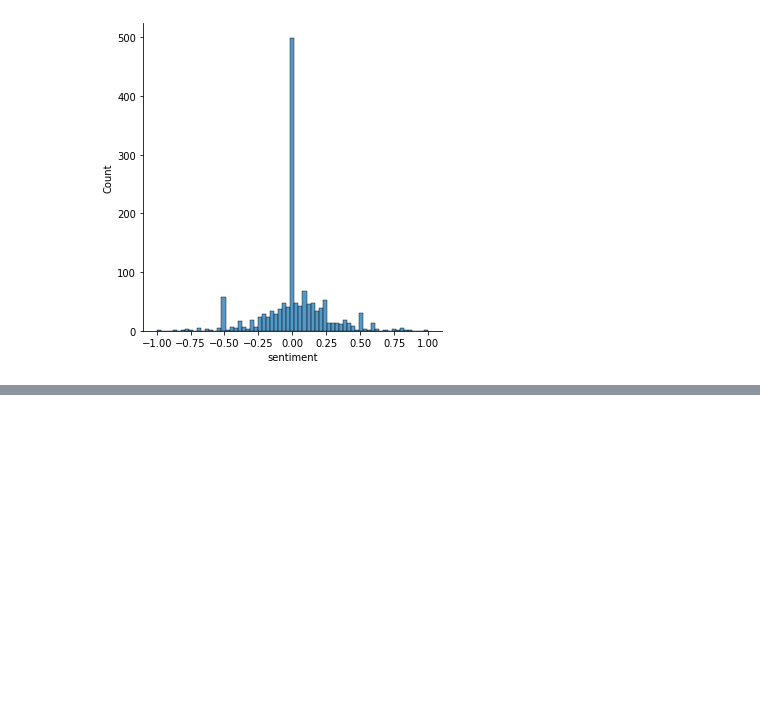
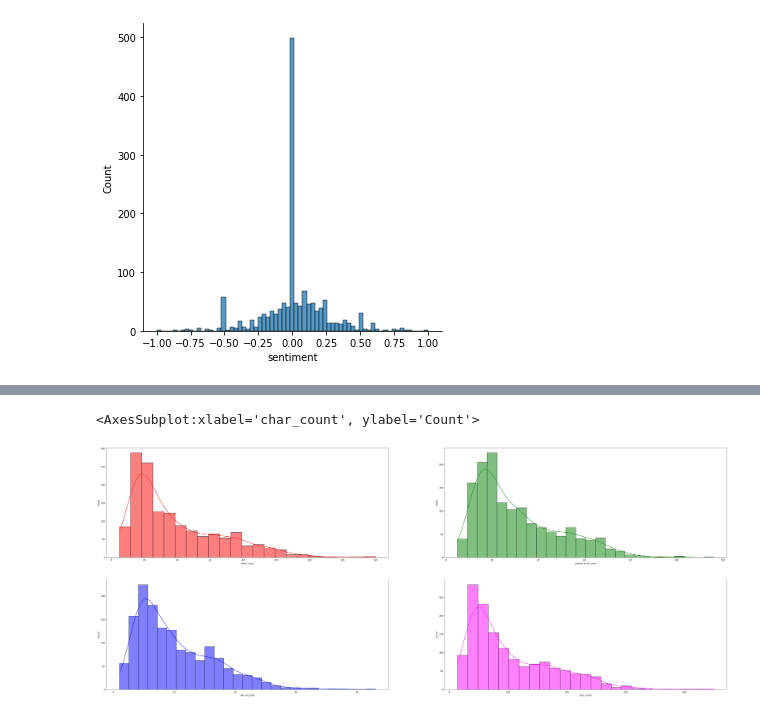
Before and after one commit to s-bose/Walks-into-a-bar-dataset, a Jupyter notebook: notebooks/eda.ipynb, the cells around one changed output, grey strips where cells are left out. Cells and saved outputs as stored; diff of their text form; code cells hidden in the pictures; blank space fills up the shorter version.

```diff
--- a/notebooks/eda.ipynb
+++ b/notebooks/eda.ipynb
@@ -150,0 +172,15 @@ df[df['sentiment'] == -1.].head()
+# %%
+df['word_count'] = df['joke'].apply(lambda x: len(x.split()))
+df['unique_word_count'] = df['joke'].apply(lambda x: len(set(x.split())))
+df['uwc_no_stop'] = df['joke'].apply(lambda x: len(set([w for w in x.split() if w not in stopwords])))
+df['char_count'] = df['joke'].apply(lambda x: len(str(x)))
+
+f, ax = plt.subplots(ncols=2, nrows=2, figsize=(50, 20), dpi=100)
+
+sns.histplot(df['word_count'], kde=True, color='red', ax=ax[0][0])
+sns.histplot(df['unique_word_count'], kde=True, color='green', ax=ax[0][1])
+sns.histplot(df['uwc_no_stop'], kde=True, color='blue', ax=ax[1][0])
+sns.histplot(df['char_count'], kde=True, color='magenta', ax=ax[1][1])
+# %% [output]
+<AxesSubplot:xlabel='char_count', ylabel='Count'>
+[figure, added]
```
Also changed, not shown: parts of 4 cells of this notebook.
